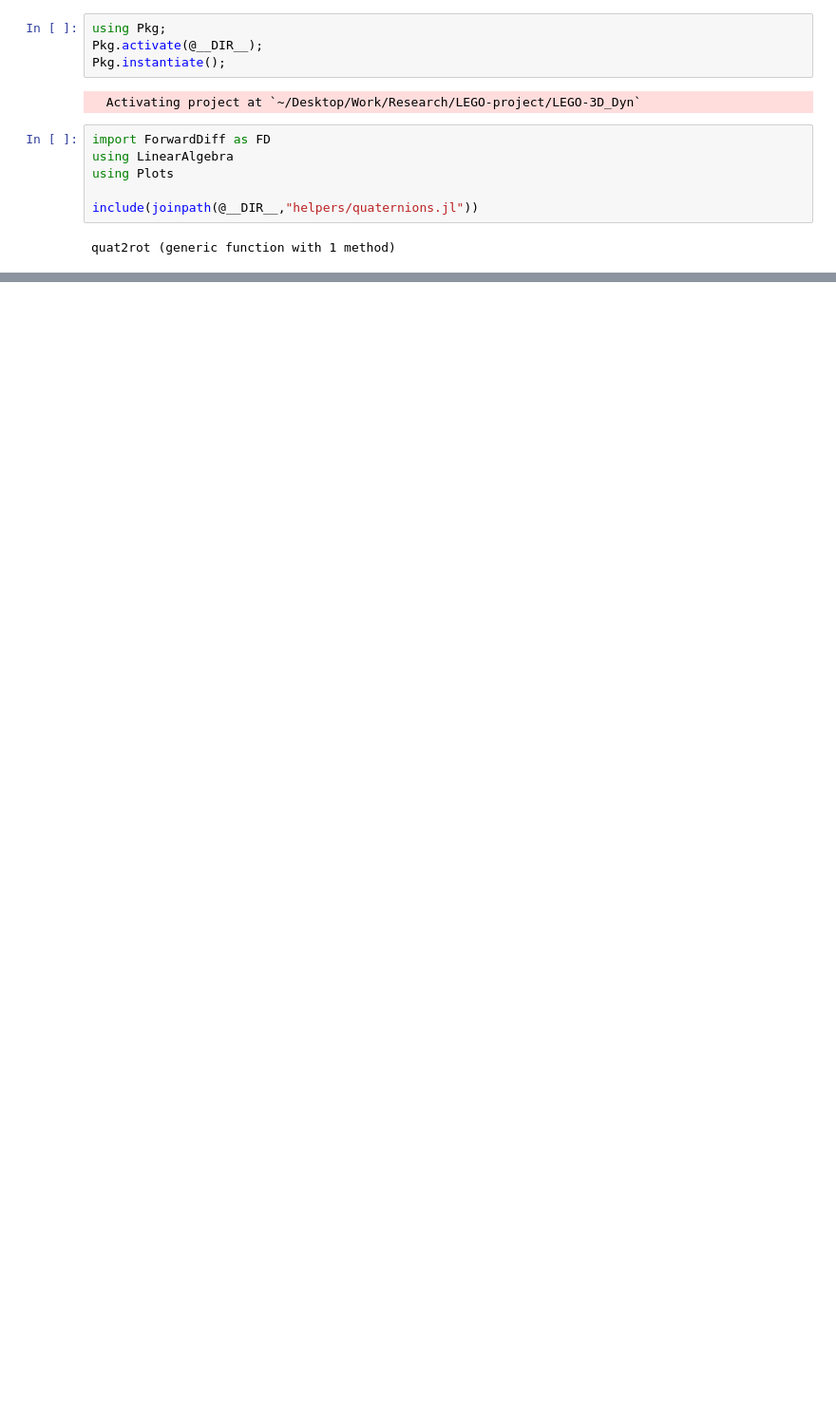
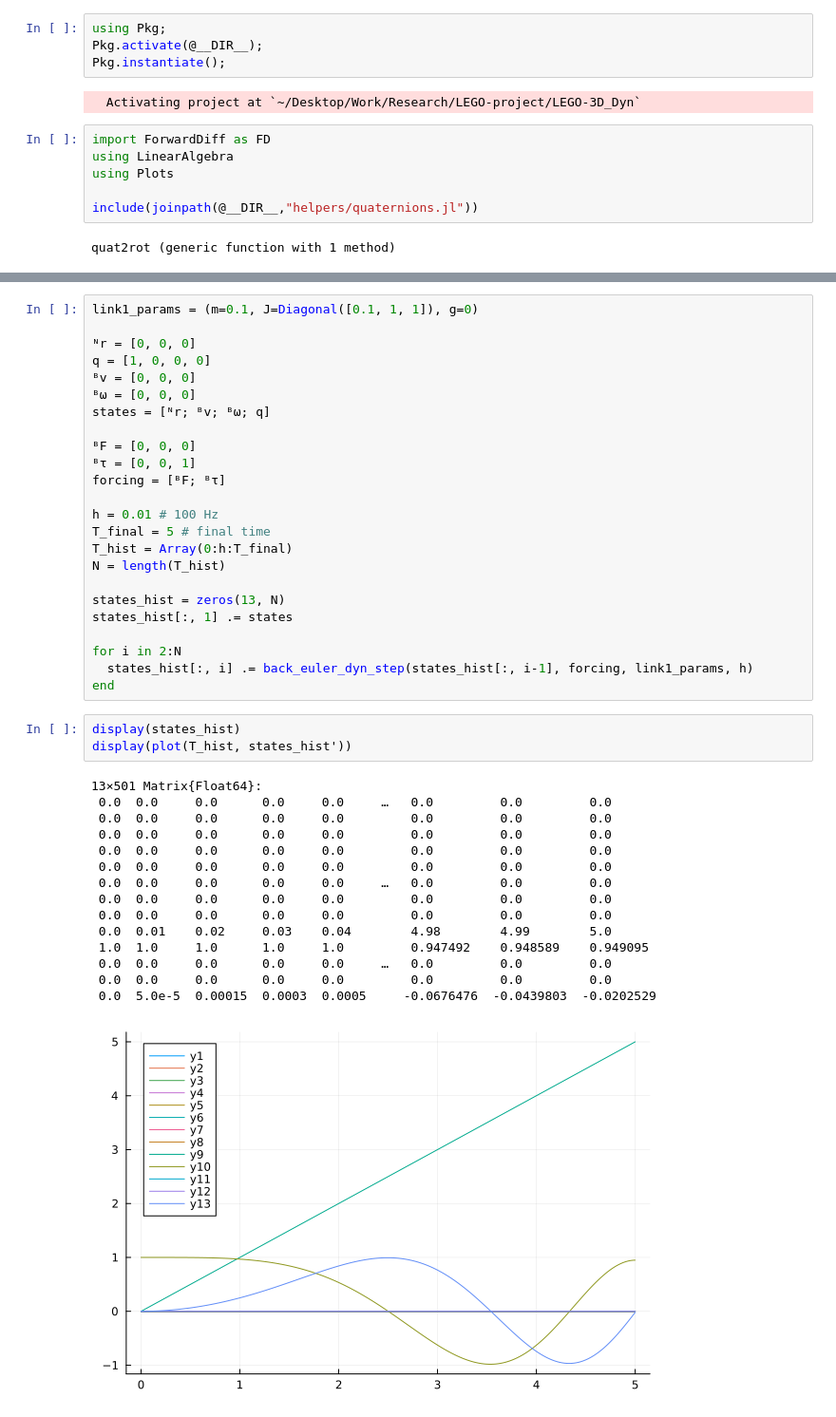
Before and after one commit to stevenwman/BipedDyn3D, a Jupyter notebook: 3D_sim_ImpEuler.ipynb, the cells around one changed output, grey strips where cells are left out. Shown: that part at 95% size. Drawn from its saved outputs; the diff is of its cells as text; blank space fills up the shorter version.

Commit message:
newton euler working

```diff
--- a/3D_sim_ImpEuler.ipynb
+++ b/3D_sim_ImpEuler.ipynb
@@ -49,0 +72,43 @@ end
+# %%
+link1_params = (m=0.1, J=Diagonal([0.1, 1, 1]), g=0)
+
+ᴺr = [0, 0, 0]
+q = [1, 0, 0, 0]
+ᴮv = [0, 0, 0]
+ᴮω = [0, 0, 0]
+states = [ᴺr; ᴮv; ᴮω; q]
+
+ᴮF = [0, 0, 0]
+ᴮτ = [0, 0, 1]
+forcing = [ᴮF; ᴮτ]
+
+h = 0.01 # 100 Hz
+T_final = 5 # final time
+T_hist = Array(0:h:T_final)
+N = length(T_hist)
+
+states_hist = zeros(13, N)
+states_hist[:, 1] .= states
+
+for i in 2:N
+  states_hist[:, i] .= back_euler_dyn_step(states_hist[:, i-1], forcing, link1_params, h)
+end
+# %%
+display(states_hist)
+display(plot(T_hist, states_hist'))
+# %% [output]
+13×501 Matrix{Float64}:
+ 0.0  0.0     0.0      0.0     0.0     …   0.0         0.0         0.0
+ 0.0  0.0     0.0      0.0     0.0         0.0         0.0         0.0
+ 0.0  0.0     0.0      0.0     0.0         0.0         0.0         0.0
+ 0.0  0.0     0.0      0.0     0.0         0.0         0.0         0.0
+ 0.0  0.0     0.0      0.0     0.0         0.0         0.0         0.0
+ 0.0  0.0     0.0      0.0     0.0     …   0.0         0.0         0.0
+ 0.0  0.0     0.0      0.0     0.0         0.0         0.0         0.0
+ 0.0  0.0     0.0      0.0     0.0         0.0         0.0         0.0
+ 0.0  0.01    0.02     0.03    0.04        4.98        4.99        5.0
+ 1.0  1.0     1.0      1.0     1.0         0.947492    0.948589    0.949095
+ 0.0  0.0     0.0      0.0     0.0     …   0.0         0.0         0.0
+ 0.0  0.0     0.0      0.0     0.0         0.0         0.0         0.0
+ 0.0  5.0e-5  0.00015  0.0003  0.0005     -0.0676476  -0.0439803  -0.0202529
+[figure, added]
```
Also changed, not shown: parts of 4 cells of this notebook.
